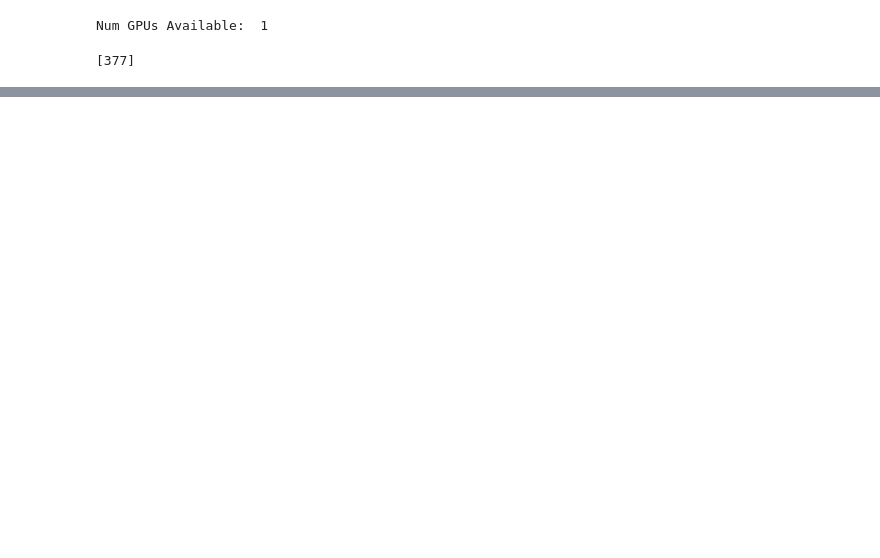
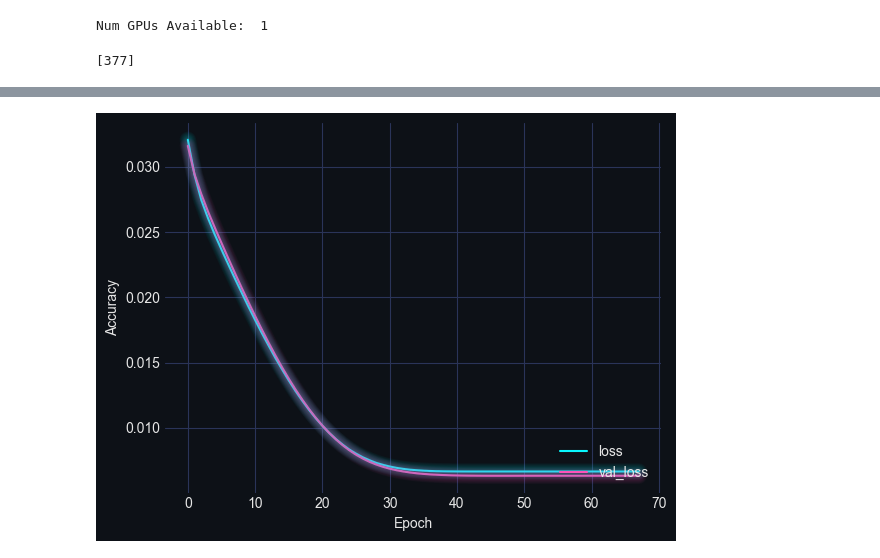
Before and after one commit to darkmatter2222/EVE-Online-Bot, a Jupyter notebook: TrainingPipelines/Universal_Regressor.ipynb, the cells around one changed output, grey strips where cells are left out. Saved outputs shown, nothing was run; the diff lists cells and outputs as text; code cells hidden in the pictures; blank space fills up the shorter version.

```diff
--- a/TrainingPipelines/Universal_Regressor.ipynb
+++ b/TrainingPipelines/Universal_Regressor.ipynb
@@ -251,0 +265,10 @@ img
+# %%
+config_meta = {'image_resize': [20, 8],
+     'class_location': 'O:\\eve_models\\training_data\\box_counter\\box_counter_classes.json',
+     'model_location': 'O:\\eve_models\\training_data\\box_counter\\box_counter_model.h5',
+     'class_names': ['1', '2'],
+     'cm': [[ 70,   0],
+            [  0, 115]]}
+box_counter_model = tf.keras.models.load_model(config_meta['model_location'], compile=False)
+config = json.load(open(config_meta['class_location']))
+config
@@ -252 +281,5 @@ img
+# %%
+source_model = tf.keras.Model(box_counter_model.layers[0].input, box_counter_model.layers[7].output)
+for source_layer in source_model.layers:
+    source_model.trainable = False
 # %%
@@ -341,12 +352,15 @@ Epoch 79/100
 # %%
 plt.plot(history.history['loss'], label='loss')
 plt.plot(history.history['val_loss'], label = 'val_loss')
 plt.xlabel('Epoch')
 plt.ylabel('Accuracy')
 #plt.ylim([0.5, 1])
 plt.legend(loc='lower right')
+mplcyberpunk.make_lines_glow()
 
 #test_loss, test_acc = model.evaluate(test_images,  test_labels, verbose=2)
+# %% [output]
+[figure, added]
 # %%
 plt.plot(history.history['root_mean_squared_error'], label='root_mean_squared_error')
 plt.plot(history.history['val_mean_squared_error'], label = 'val_mean_squared_error')
```
Also changed, not shown: parts of 34 cells of this notebook, 5 other files.
